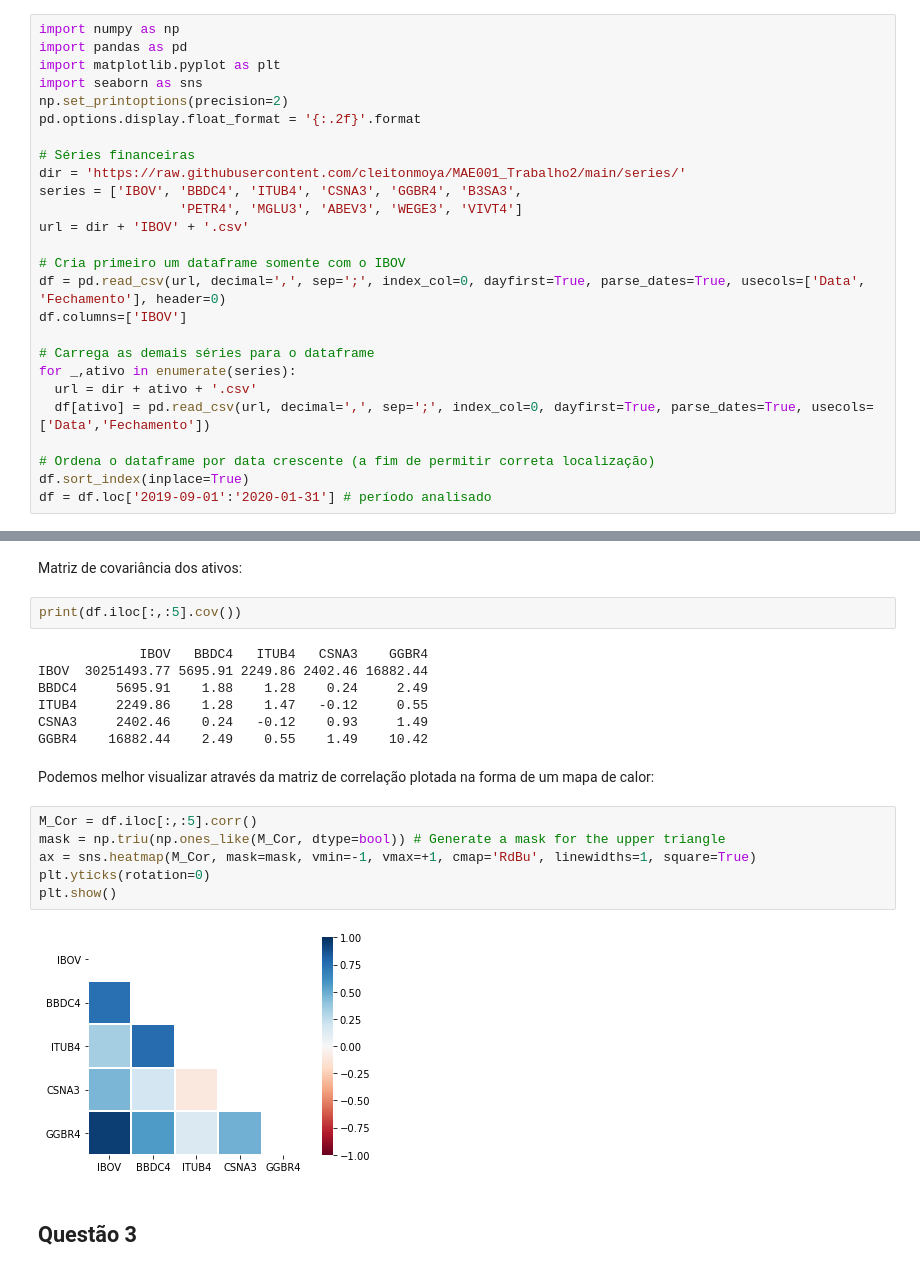
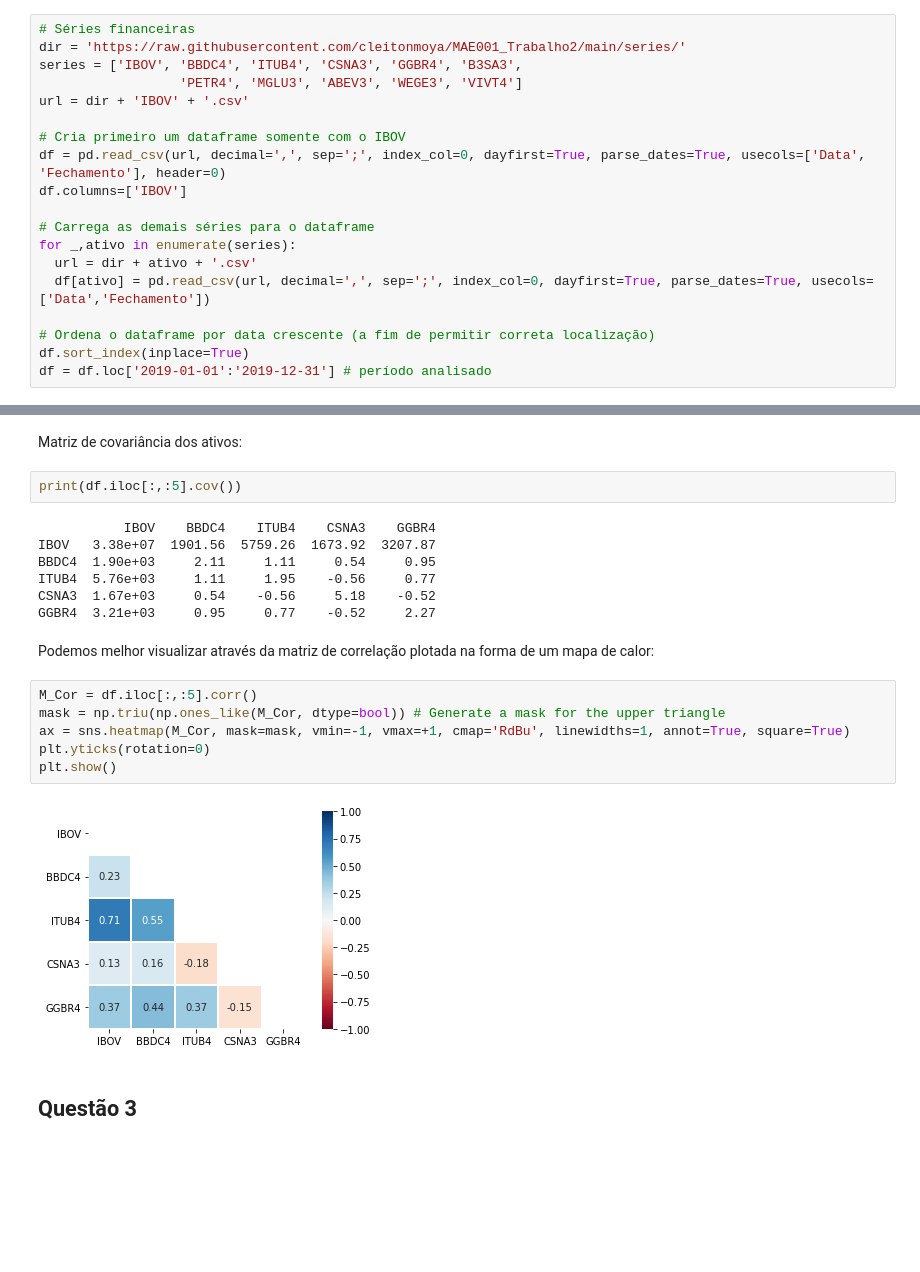
Before and after one commit to cleitonmoya/MAE001_Trabalho2, a Jupyter notebook: Trabalho2.ipynb, the cells around one changed output, grey strips where cells are left out. Drawn from its saved outputs; the diff is of its cells as text; blank space fills up the shorter version.

```diff
--- a/Trabalho2.ipynb
+++ b/Trabalho2.ipynb
@@ -17,11 +25,4 @@ Alunos:
 # %%
-import numpy as np
-import pandas as pd
-import matplotlib.pyplot as plt
-import seaborn as sns
-np.set_printoptions(precision=2)
-pd.options.display.float_format = '{:.2f}'.format
-
 # Séries financeiras
 dir = 'https://raw.githubusercontent.com/cleitonmoya/MAE001_Trabalho2/main/series/'
 series = ['IBOV', 'BBDC4', 'ITUB4', 'CSNA3', 'GGBR4', 'B3SA3',
@@ -39,6 +40,6 @@ for _,ativo in enumerate(series):
 
 # Ordena o dataframe por data crescente (a fim de permitir correta localização)
 df.sort_index(inplace=True)
-df = df.loc['2019-09-01':'2020-01-31'] # período analisado
+df = df.loc['2019-01-01':'2019-12-31'] # período analisado
 # %% [markdown]
 Visualização das séries importadas:
@@ -122,22 +124,22 @@ Matriz de covariância dos ativos:
 # %%
 print(df.iloc[:,:5].cov())
 # %% [output]
-             IBOV   BBDC4   ITUB4   CSNA3    GGBR4
-IBOV  30251493.77 5695.91 2249.86 2402.46 16882.44
-BBDC4     5695.91    1.88    1.28    0.24     2.49
-ITUB4     2249.86    1.28    1.47   -0.12     0.55
-CSNA3     2402.46    0.24   -0.12    0.93     1.49
-GGBR4    16882.44    2.49    0.55    1.49    10.42
+           IBOV    BBDC4    ITUB4    CSNA3    GGBR4
+IBOV   3.38e+07  1901.56  5759.26  1673.92  3207.87
+BBDC4  1.90e+03     2.11     1.11     0.54     0.95
+ITUB4  5.76e+03     1.11     1.95    -0.56     0.77
+CSNA3  1.67e+03     0.54    -0.56     5.18    -0.52
+GGBR4  3.21e+03     0.95     0.77    -0.52     2.27
 # %% [markdown]
 Podemos melhor visualizar através da matriz de correlação plotada na forma de um mapa de calor:
 # %%
 M_Cor = df.iloc[:,:5].corr()
 mask = np.triu(np.ones_like(M_Cor, dtype=bool)) # Generate a mask for the upper triangle
-ax = sns.heatmap(M_Cor, mask=mask, vmin=-1, vmax=+1, cmap='RdBu', linewidths=1, square=True)
+ax = sns.heatmap(M_Cor, mask=mask, vmin=-1, vmax=+1, cmap='RdBu', linewidths=1, annot=True, square=True)
 plt.yticks(rotation=0)
 plt.show()
 # %% [output]
-[figure, old version]
+[figure, new version]
 # %% [markdown]
 ## Questão 3
 # %% [markdown]
```
Also changed, not shown: parts of 19 cells of this notebook.
